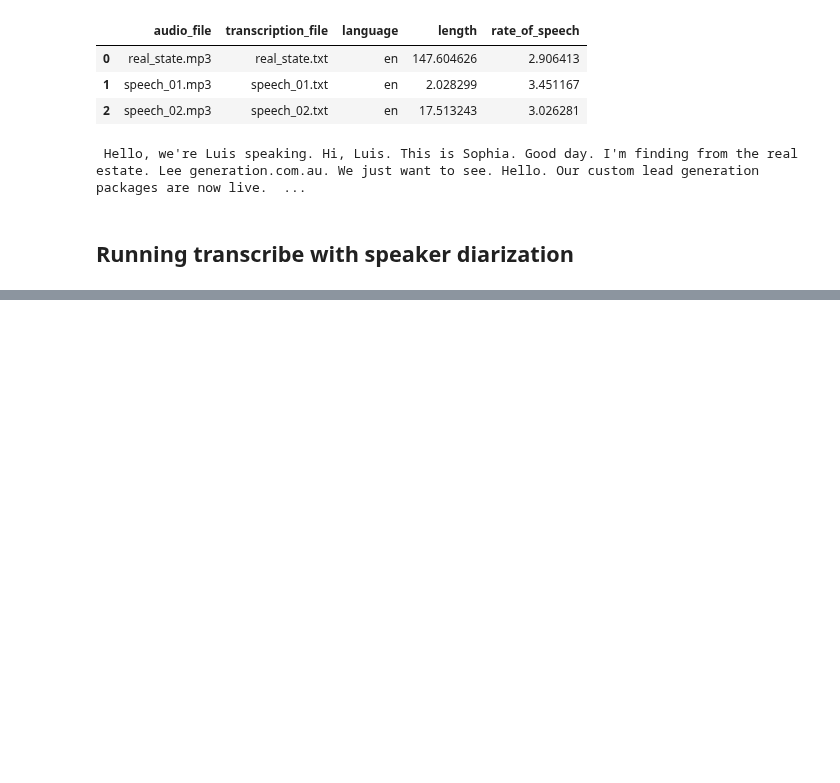
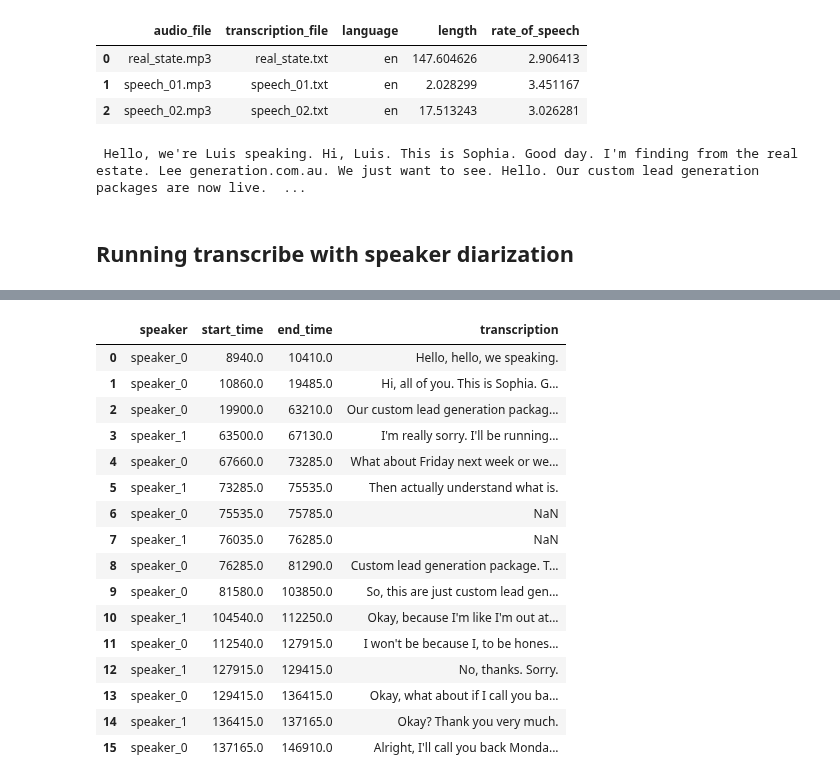
Before and after one commit to mlrun/functions, a Jupyter notebook: transcribe/transcribe.ipynb, the cells around one changed output, grey strips where cells are left out. Cells and saved outputs as stored; diff of their text form; code cells hidden in the pictures; blank space fills up the shorter version.

Commit message:
added the dataframe

```diff
--- a/transcribe/transcribe.ipynb
+++ b/transcribe/transcribe.ipynb
@@ -124,2 +124,2 @@ An exception was raised during the packing of '{'key': 'transcriptions_errors',
 # %%
-transcribe_run.show()
+artifact_path += f"/{transcribe_run.metadata.name}/{transcribe_run.metadata.iteration}/"
@@ -128,3 +126,25 @@ transcribe_run.show()
+# %%
+df = mlrun.get_dataitem(artifact_path + "real_state.csv").as_df()
+# %%
+df
+# %% [output]
+|  | speaker | start_time | end_time | transcription |
+| 0 | speaker_0 | 8940.0 | 10410.0 | Hello, hello, we speaking. |
+| 1 | speaker_0 | 10860.0 | 19485.0 | Hi, all of you. This is Sophia. G... |
+| 2 | speaker_0 | 19900.0 | 63210.0 | Our custom lead generation packag... |
+| 3 | speaker_1 | 63500.0 | 67130.0 | I'm really sorry. I'll be running... |
+| 4 | speaker_0 | 67660.0 | 73285.0 | What about Friday next week or we... |
+| 5 | speaker_1 | 73285.0 | 75535.0 | Then actually understand what is. |
+| 6 | speaker_0 | 75535.0 | 75785.0 | NaN |
+| 7 | speaker_1 | 76035.0 | 76285.0 | NaN |
+| 8 | speaker_0 | 76285.0 | 81290.0 | Custom lead generation package. T... |
+| 9 | speaker_0 | 81580.0 | 103850.0 | So, this are just custom lead gen... |
+| 10 | speaker_1 | 104540.0 | 112250.0 | Okay, because I'm like I'm out at... |
+| 11 | speaker_0 | 112540.0 | 127915.0 | I won't be because I, to be hones... |
+| 12 | speaker_1 | 127915.0 | 129415.0 | No, thanks. Sorry. |
+| 13 | speaker_0 | 129415.0 | 136415.0 | Okay, what about if I call you ba... |
+| 14 | speaker_1 | 136415.0 | 137165.0 | Okay? Thank you very much. |
+| 15 | speaker_0 | 137165.0 | 146910.0 | Alright, I'll call you back Monda... |
 # %%
 !cat output_1/real_state.txt
 # %% [output]
```
Also changed, not shown: parts of 3 cells of this notebook, 1 other file.
